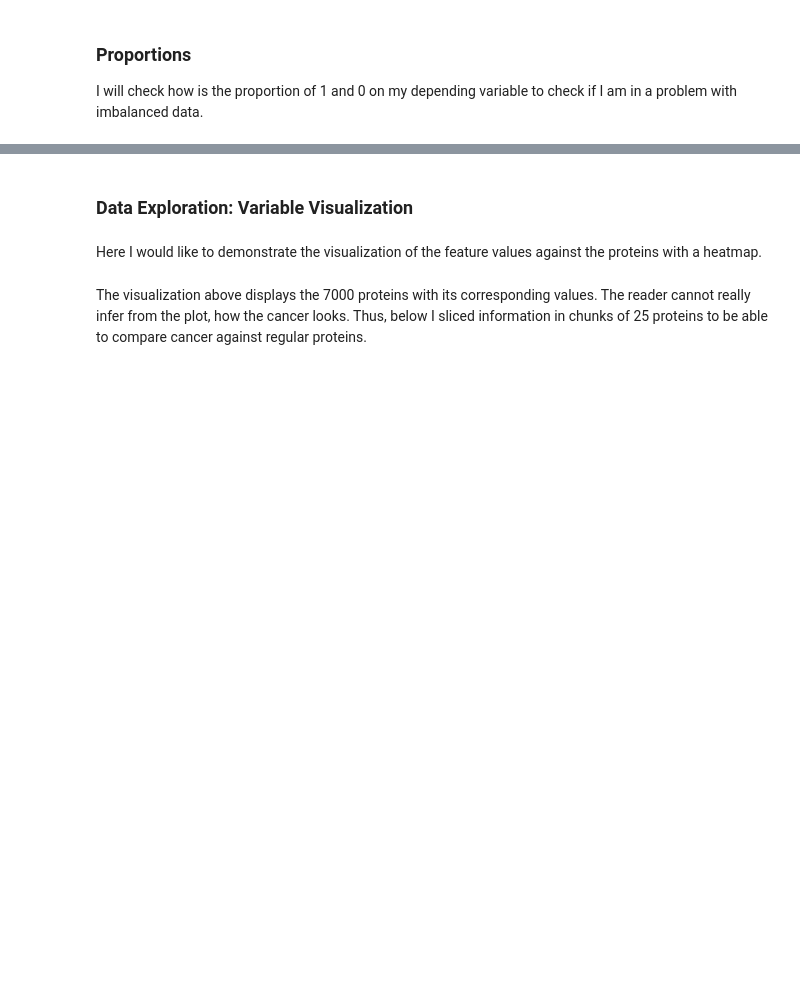
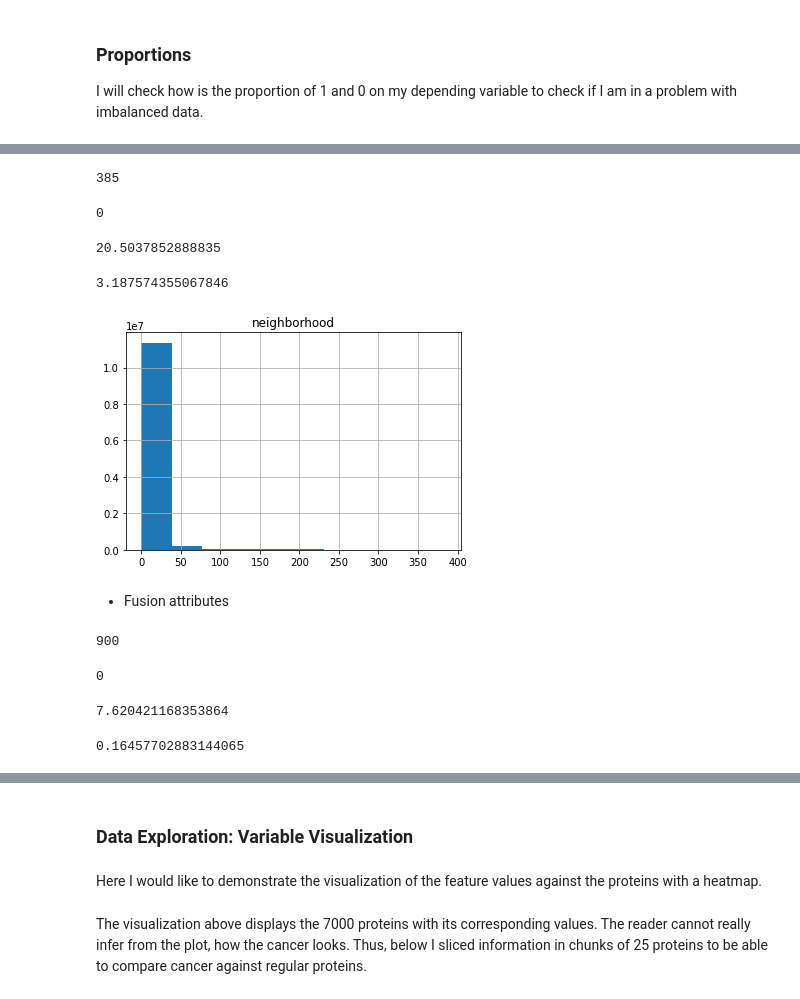
Before and after one commit to nonameforpirate2/DNA, a Jupyter notebook: NetworkAnalysis.ipynb, the cells around one changed output, grey strips where cells are left out. Drawn from its saved outputs; the diff is of its cells as text; code cells hidden in the pictures; blank space fills up the shorter version.

```diff
--- a/NetworkAnalysis.ipynb
+++ b/NetworkAnalysis.ipynb
@@ -1366,3 +1380,7 @@ dataMl
 ### Proportions
 
 I will check how is the proportion of 1 and 0 on my depending variable to check if I am in a problem with imbalanced data.
+# %%
+#save the data to csv, because the kernel is constantly dying.
+#dataMl.to_csv('cancer_data.csv')
+dataMl = pd.read_csv('cancer_data.csv', sep=',', header='infer')
@@ -1372,0 +1433,22 @@ dataMl_pos_dep = float(len(dataMl[dataMl == 1]))/float(len(dataMl))*100
+# %%
+max_val_neigh
+# %% [output]
+385
+# %%
+min_val_neigh
+# %% [output]
+0
+# %%
+std_val_negih
+# %% [output]
+20.5037852888835
+# %%
+mean_val_neigh
+# %% [output]
+3.187574355067846
+# %%
+dataMl.hist(column='neighborhood', bins=10);
+# %% [output]
+[figure, added]
+# %% [markdown]
+* Fusion attributes
@@ -1372,0 +1463,16 @@ dataMl_pos_dep = float(len(dataMl[dataMl == 1]))/float(len(dataMl))*100
+# %%
+max_val_fus
+# %% [output]
+900
+# %%
+min_val_fus
+# %% [output]
+0
+# %%
+std_val_fus
+# %% [output]
+7.620421168353864
+# %%
+mean_val_fus
+# %% [output]
+0.16457702883144065
```
Also changed, not shown: parts of 130 cells of this notebook.
